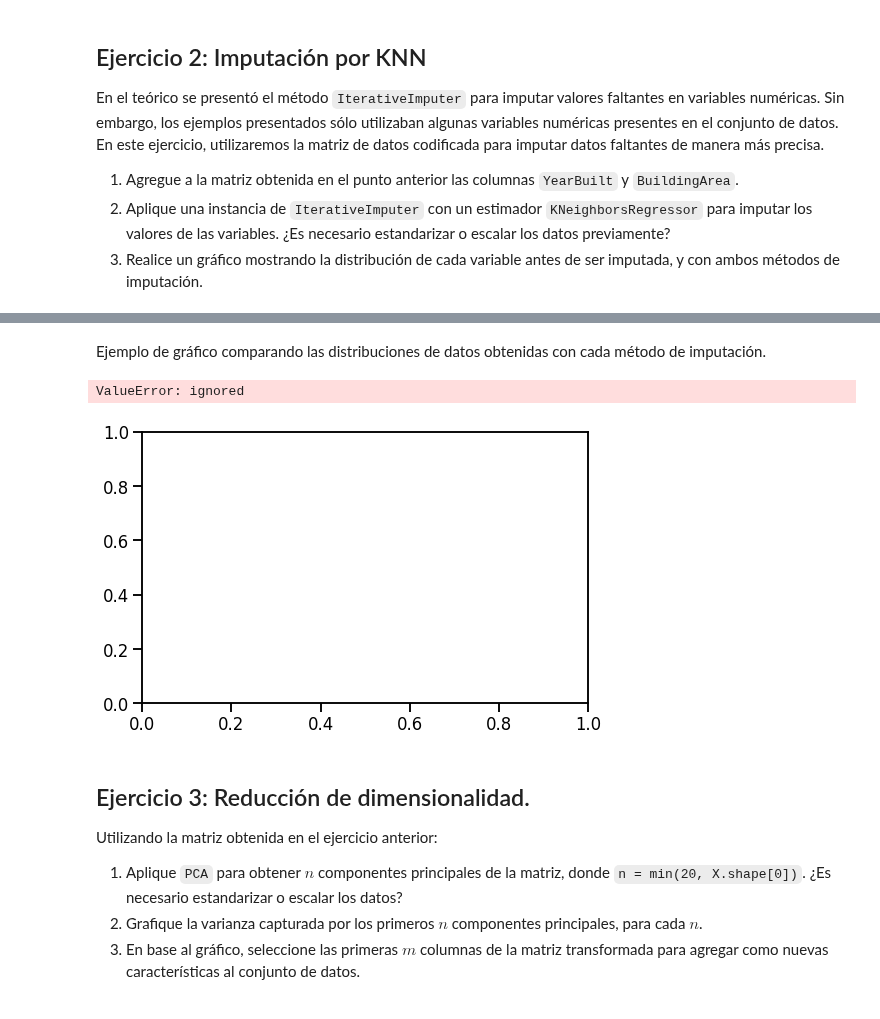
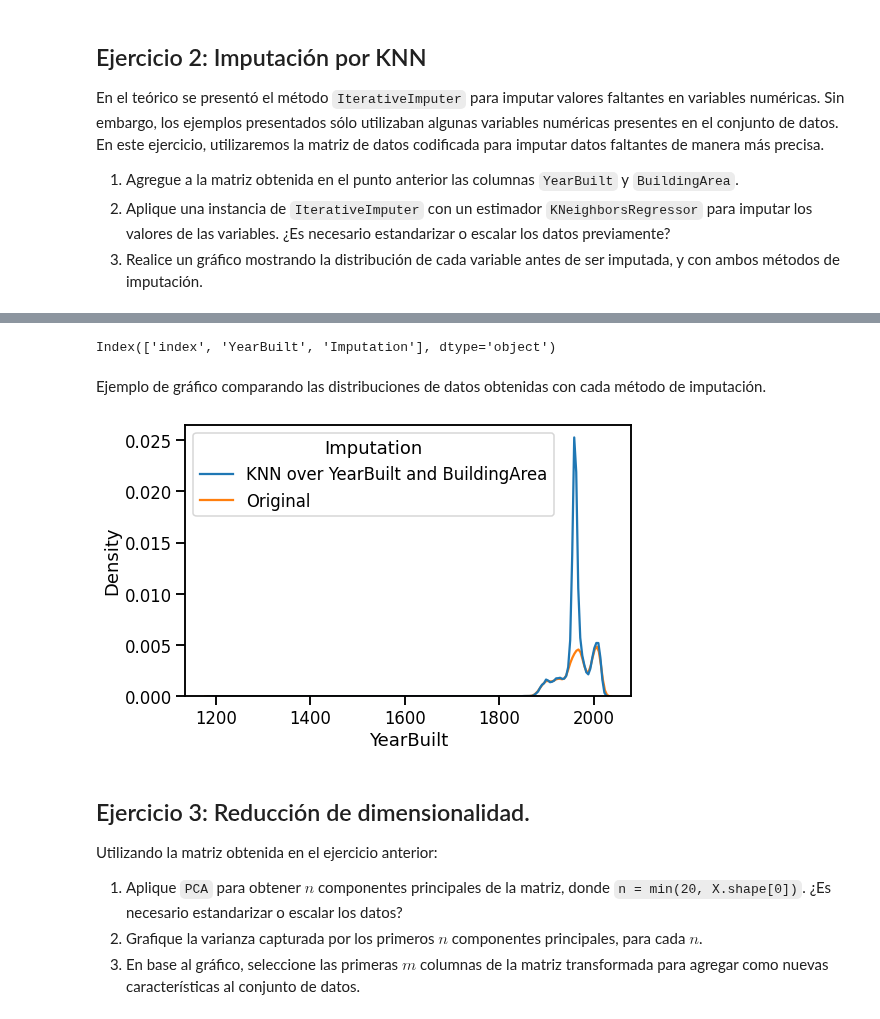
Before and after one commit to Grupo242022/EyCD, a Jupyter notebook: Entregable_Parte_2_2022_v1.ipynb, the cells around one changed output, grey strips where cells are left out. Drawn from its saved outputs; the diff is of its cells as text; code cells hidden in the pictures.

```diff
--- a/Entregable_Parte_2_2022_v1.ipynb
+++ b/Entregable_Parte_2_2022_v1.ipynb
@@ -33,7 +33,7 @@ import numpy
 import pandas as pd
 
 import seaborn as sns
-seaborn.set_context('talk')
+sns.set_context('talk')
 # %%
 # Cargamos la BBDD creada en el practico anterior
 melb_df = pd.read_csv('https://github.com/Grupo242022/EyCD/blob/main/melb_data_extended.csv?raw=true')
@@ -181,16 +175,16 @@ ValueError: ignored
+# %%
+df = pd.concat([mice_year_built, melb_year_build])
+df = df.reset_index()
+df.columns
+# %% [output]
+Index(['index', 'YearBuilt', 'Imputation'], dtype='object')
 # %% [markdown]
 Ejemplo de gráfico comparando las distribuciones de datos obtenidas con cada método de imputación.
-# %%
-mice_year_built = melb_data_mice.YearBuilt.to_frame()
-mice_year_built['Imputation'] = 'KNN over YearBuilt and BuildingArea'
-melb_year_build = melb_df.YearBuilt.dropna().to_frame()
-melb_year_build['Imputation'] = 'Original'
-data = pandas.concat([mice_year_built, melb_year_build])
-fig = plt.figure(figsize=(8, 5))
-g = seaborn.kdeplot(data=data, x='YearBuilt', hue='Imputation')
-# %% [output]
-ValueError: ignored
-[figure, removed]
+# %%
+fig = plt.figure(figsize=(8, 5))
+g = sns.kdeplot(data=df, x='YearBuilt', hue='Imputation')
+# %% [output]
+[figure, added]
 # %% [markdown]
 ## Ejercicio 3: Reducción de dimensionalidad.
 
```
Also changed, not shown: parts of 3 cells of this notebook.
